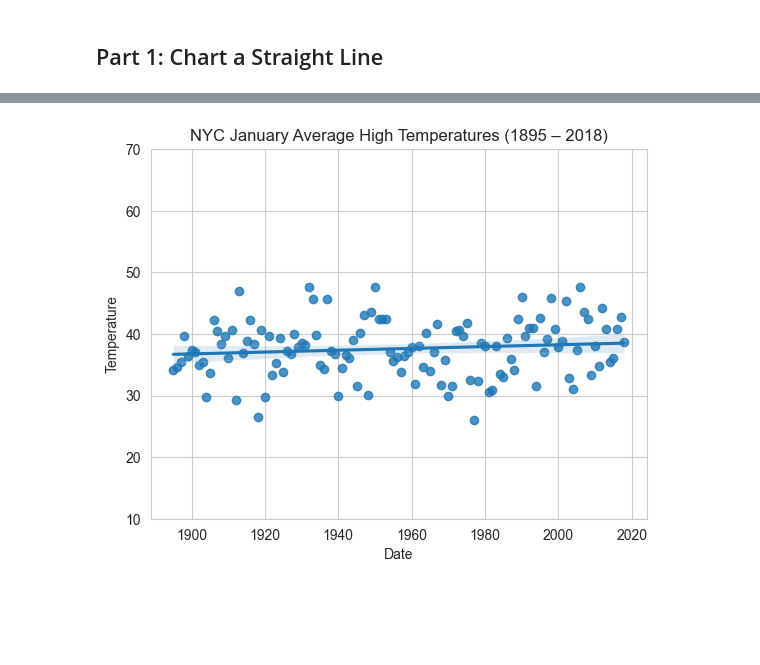
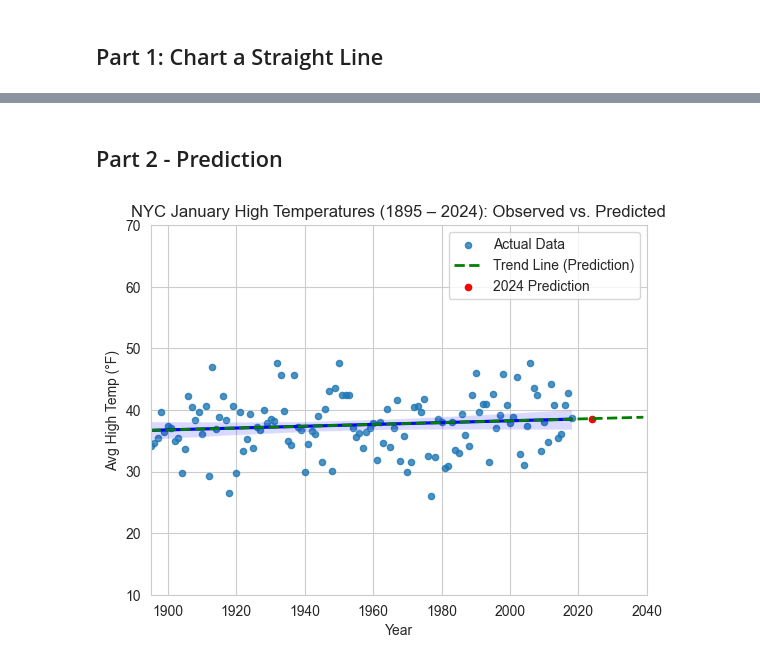
Before and after one commit to ssowers2/datafun-07-applied, a Jupyter notebook: sowers.ml.ipynb, the cells around one changed output, grey strips where cells are left out. Drawn from its saved outputs; the diff is of its cells as text; code cells hidden in the pictures; blank space fills up the shorter version.

Commit message:
Completed ## Part 2 - Prediction

```diff
--- a/sowers.ml.ipynb
+++ b/sowers.ml.ipynb
@@ -73,11 +93,42 @@ np.float64(38.51837136113297)
-# %%
-sns.set_style('whitegrid')
-axes = sns.regplot(x=nyc.Date, y=nyc.Temperature)
-
-# Graph Title ";" removes text above chart
-axes.set_title('NYC January Average High Temperatures (1895 – 2018)');
-
-#Scaling the y-axis range of values to emphasize the linear relationship
-axes.set_ylim(10, 70);
-# %% [output]
-[figure, removed]
+# %% [markdown]
+## Part 2 - Prediction
+# %%
+# Plotting the average high temperatures and a regression line
+
+# forecasting future January average high temperatures
+linear_regression = stats.linregress(x=nyc_df.Date, y=nyc_df.Temperature)
+# display(linear_regression.slope)
+# display(linear_regression.intercept)
+
+# Predict the average high temp for 2024
+forecast_2024 = linear_regression.slope * 2024 + linear_regression.intercept
+
+# Generate an extended range of years (from dataset start to 2024)
+extended_years = np.arange(nyc_df.Date.min(), 2040)  # Extends past 2024 for clarity
+predicted_temps = linear_regression.slope * extended_years + linear_regression.intercept  # Predicted line
+
+# Set Seaborn style
+sns.set_style('whitegrid')
+
+# Create the regression plot
+axes = sns.regplot(x=nyc_df.Date, y=nyc_df.Temperature, scatter_kws={"s": 20}, line_kws={"color": "blue"}, label="Actual Data")
+
+# Plot the regression line manually so it extends to 2024
+plt.plot(extended_years, predicted_temps, color='green', linestyle='--', linewidth=2, label="Trend Line (Prediction)")
+
+# Plot the predicted temperature for 2024 as a red dot so it stands out
+plt.scatter(2024, forecast_2024, color='red', marker='o', s=20, label='2024 Prediction')
+
+# # Set X and Y limits
+plt.xlim(nyc_df.Date.min(), 2040) # Extends past 2024 for clarity
+plt.ylim(10, 70)
+
+# Add Title & Labels
+plt.title('NYC January High Temperatures (1895 – 2024): Observed vs. Predicted')
+plt.xlabel("Year")
+plt.ylabel("Avg High Temp (°F)")
+
+# Show legend
+plt.legend();
+# %% [output]
+[figure, added]
```
Also changed, not shown: parts of 2 cells of this notebook.
